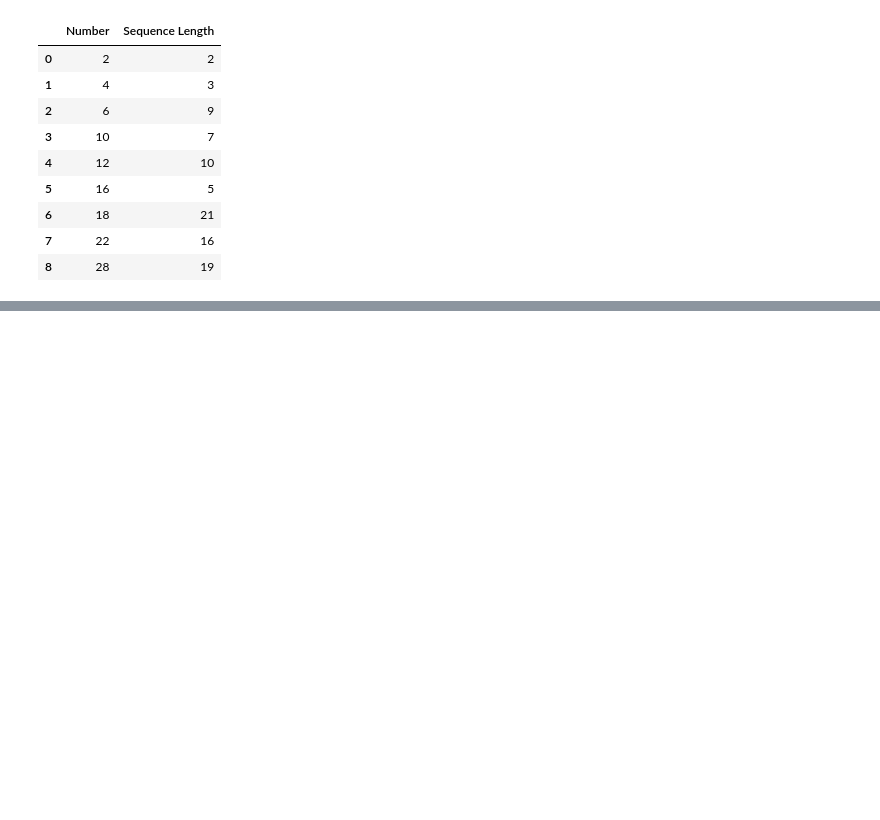
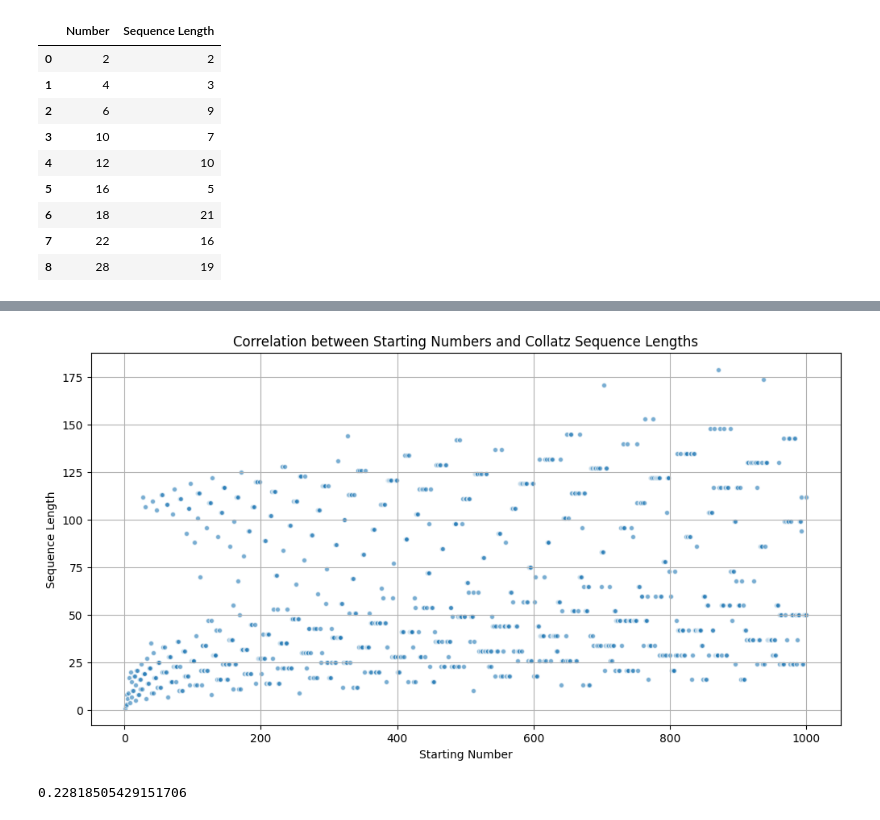
Before and after one commit to walkerjian/DailyCode, a Jupyter notebook: Code_Craft_collatz_sequence.ipynb, the cells around one changed output, grey strips where cells are left out. Cells and saved outputs as stored; diff of their text form; code cells hidden in the pictures; blank space fills up the shorter version.

```diff
--- a/Code_Craft_collatz_sequence.ipynb
+++ b/Code_Craft_collatz_sequence.ipynb
@@ -308,0 +426,22 @@ collatz_prime_minus_one_df
+# %%
+# We already have a range of numbers and their Collatz sequence lengths from previous calculations
+# Let's use a larger range to get a more comprehensive view
+collatz_range = range(1, 1001)
+collatz_lengths = [len(collatz_sequence(n)) for n in collatz_range]
+
+# Compute the correlation coefficient
+correlation_coefficient = np.corrcoef(collatz_range, collatz_lengths)[0, 1]
+
+# Plot the starting numbers against their sequence lengths
+plt.figure(figsize=(12, 6))
+plt.scatter(collatz_range, collatz_lengths, alpha=0.6, edgecolors='w', s=20)
+plt.title("Correlation between Starting Numbers and Collatz Sequence Lengths")
+plt.xlabel("Starting Number")
+plt.ylabel("Sequence Length")
+plt.grid(True)
+plt.show()
+
+correlation_coefficient
+# %% [output]
+[figure, added]
+0.22818505429151706
```
Also changed, not shown: parts of 11 cells of this notebook.
